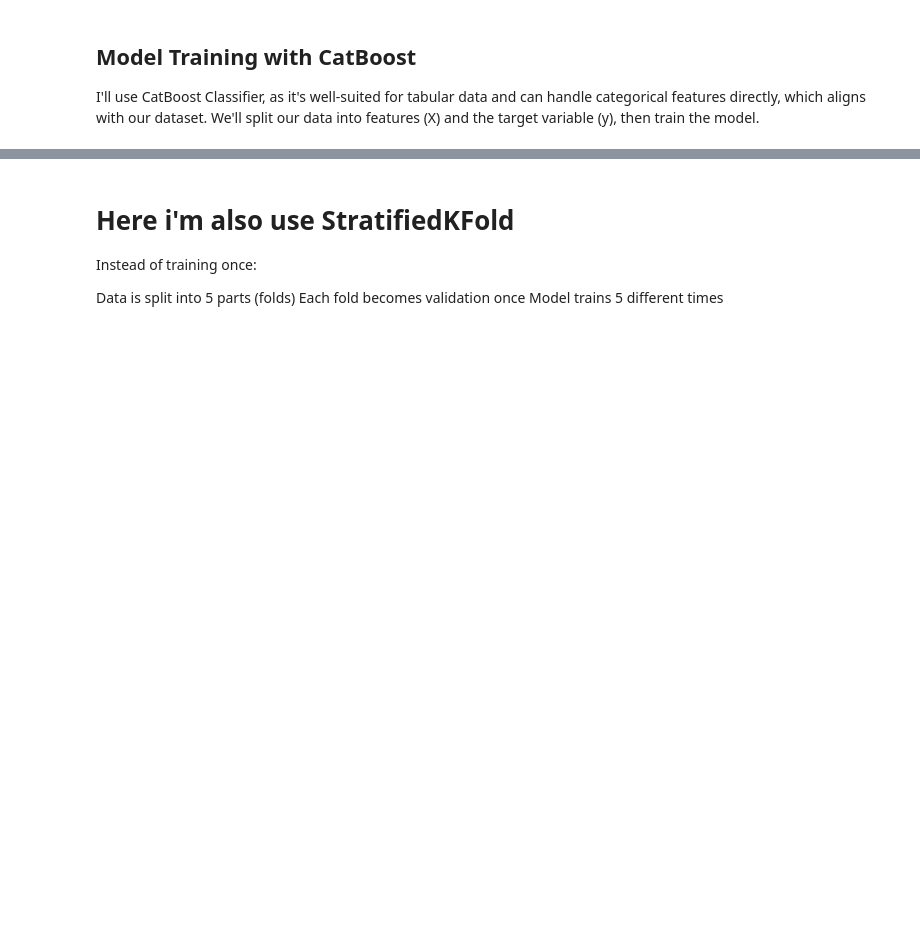
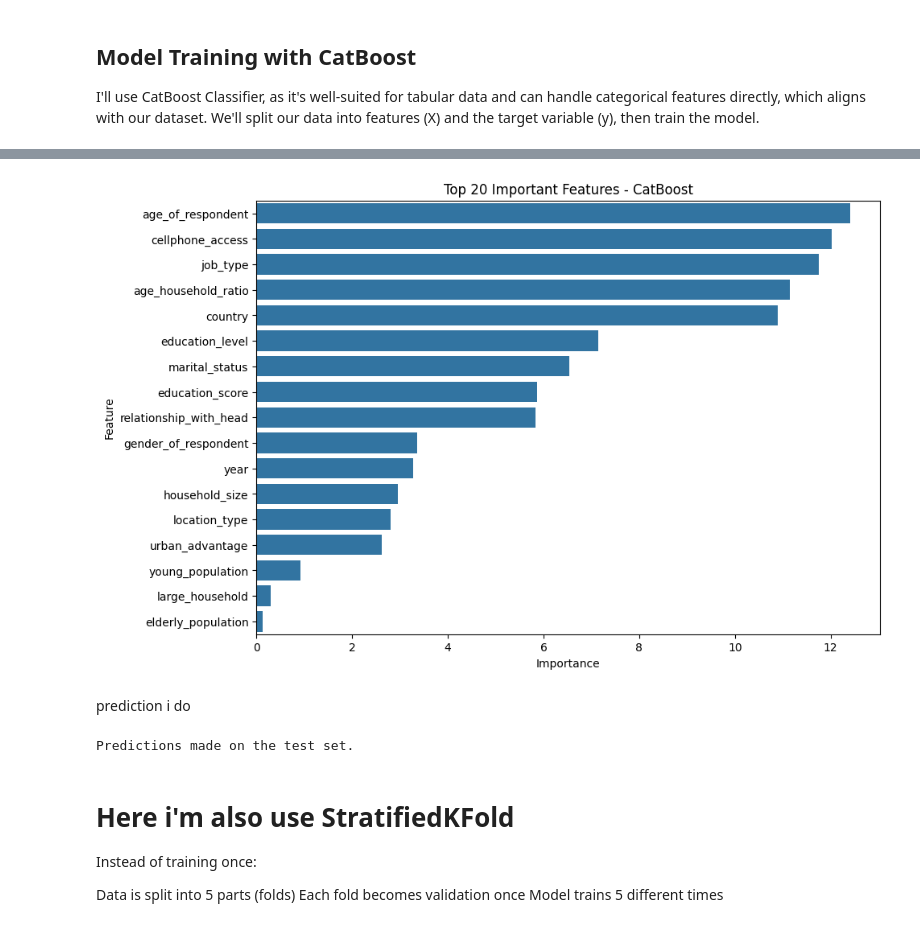
Before and after one commit to ayelefeleke/ASTU-Community-Financial-Inclusion-Hackathon, a Jupyter notebook: ASTU_Community_Financial_Inclusion_Hackathon.ipynb, the cells around one changed output, grey strips where cells are left out. Drawn from its saved outputs; the diff is of its cells as text; code cells hidden in the pictures; blank space fills up the shorter version.

```diff
--- a/ASTU_Community_Financial_Inclusion_Hackathon.ipynb
+++ b/ASTU_Community_Financial_Inclusion_Hackathon.ipynb
@@ -281,17 +324,16 @@ These plots give us a visual understanding of how different categorical features
 Next, we should examine the numerical features: `household_size` and `age_of_respondent`. This will help us identify potential correlations or patterns.
 # %%
 numerical_cols = ['household_size', 'age_of_respondent']
-
 for col in numerical_cols:
     plt.figure(figsize=(10, 5))
-    sns.histplot(data=train_df, x=col, hue='bank_account', kde=True, palette='viridis')
+    sns.histplot(data=train, x=col, hue='bank_account', kde=True, palette='viridis')
     plt.title(f'Distribution of {col} by Bank Account Status')
     plt.xlabel(col)
     plt.ylabel('Density')
     plt.show()
 
     plt.figure(figsize=(10, 5))
-    sns.boxplot(data=train_df, x='bank_account', y=col, palette='viridis', hue='bank_account', legend=False)
+    sns.boxplot(data=train, x='bank_account', y=col, palette='viridis', hue='bank_account', legend=False)
     plt.title(f'Box Plot of {col} by Bank Account Status')
     plt.xlabel('Has Bank Account')
     plt.ylabel(col)
@@ -363,23 +359,21 @@ from sklearn.model_selection import train_test_split
 from sklearn.preprocessing import LabelEncoder
 
 # Make a copy to avoid modifying the original DataFrames directly
-train_df_processed = train_df.copy()
-test_df_processed = test_df.copy()
+train_processed = train.copy()
+test_processed = test.copy()
 
-# 1. Encode the target variable 'bank_account'
 # Convert 'Yes' to 1 and 'No' to 0
-train_df_processed['bank_account'] = train_df_processed['bank_account'].map({'Yes': 1, 'No': 0})
+train_processed['bank_account'] = train_processed['bank_account'].map({'Yes': 1, 'No': 0})
 
-# 2. Drop 'uniqueid' from both train and test datasets as it's an identifier
-train_df_processed = train_df_processed.drop('uniqueid', axis=1)
-test_df_processed = test_df_processed.drop('uniqueid', axis=1)
+#. Drop 'uniqueid' from both train and test datasets as it's an identifier
+train_processed = train_processed.drop('uniqueid', axis=1)
+test_processed = test_processed.drop('uniqueid', axis=1)
 
-# 3. Identify categorical features for CatBoost
 # CatBoost can handle object types directly, but it's good practice to list them
 categorical_features_indices = []
 categorical_features_names = []
 
-for i, col in enumerate(train_df_processed.drop('bank_account', axis=1).columns):
+for i, col in enumerate(train_processed.drop('bank_account', axis=1).columns):
     if train_df_processed[col].dtype == 'object':
         categorical_features_indices.append(i)
         categorical_features_names.append(col)
@@ -388,9 +382,9 @@ print(f"Categorical features identified: {categorical_features_names}")
 print(f"Indices of categorical features: {categorical_features_indices}")
 
 print('\nProcessed Train DataFrame Head:')
-display(train_df_processed.head())
+display(train_processed.head())
 print('\nProcessed Test DataFrame Head:')
-display(test_df_processed.head())
+display(test_processed.head())
 # %% [output]
 Categorical features identified: ['country', 'location_type', 'cellphone_access', 'gender_of_respondent', 'relationship_with_head', 'marital_status', 'education_level', 'job_type']
 Indices of categorical features: [0, 2, 3, 6, 7, 8, 9, 10]
@@ -494,0 +463,9 @@ Training CatBoost Model...
+# %%
+feature_importance = model.get_feature_importance()
+
+feat_imp = pd.DataFrame({
+    "Feature": X.columns,
+    "Importance": feature_importance
+}).sort_values(by="Importance", ascending=False)
+
+feat_imp.head(20)
@@ -495,3 +491,26 @@ Training CatBoost Model...
+# %%
+plt.figure(figsize=(10,7))
+sns.barplot(
+    x="Importance",
+    y="Feature",
+    data=feat_imp.head(20)
+)
+
+plt.title("Top 20 Important Features - CatBoost")
+plt.show()
+# %% [output]
+[figure, added]
+# %% [markdown]
+prediction i do
+# %%
+test_pred_proba = model.predict_proba(test_processed)[:, 1]
+
+
+test_predictions = (test_pred_proba >= 0.3).astype(int)
+
+print("\nPredictions made on the test set.")
+# %% [output]
+Predictions made on the test set.
 # %% [markdown]
 # Here i'm also use StratifiedKFold
 
```
Also changed, not shown: parts of 49 cells of this notebook.
